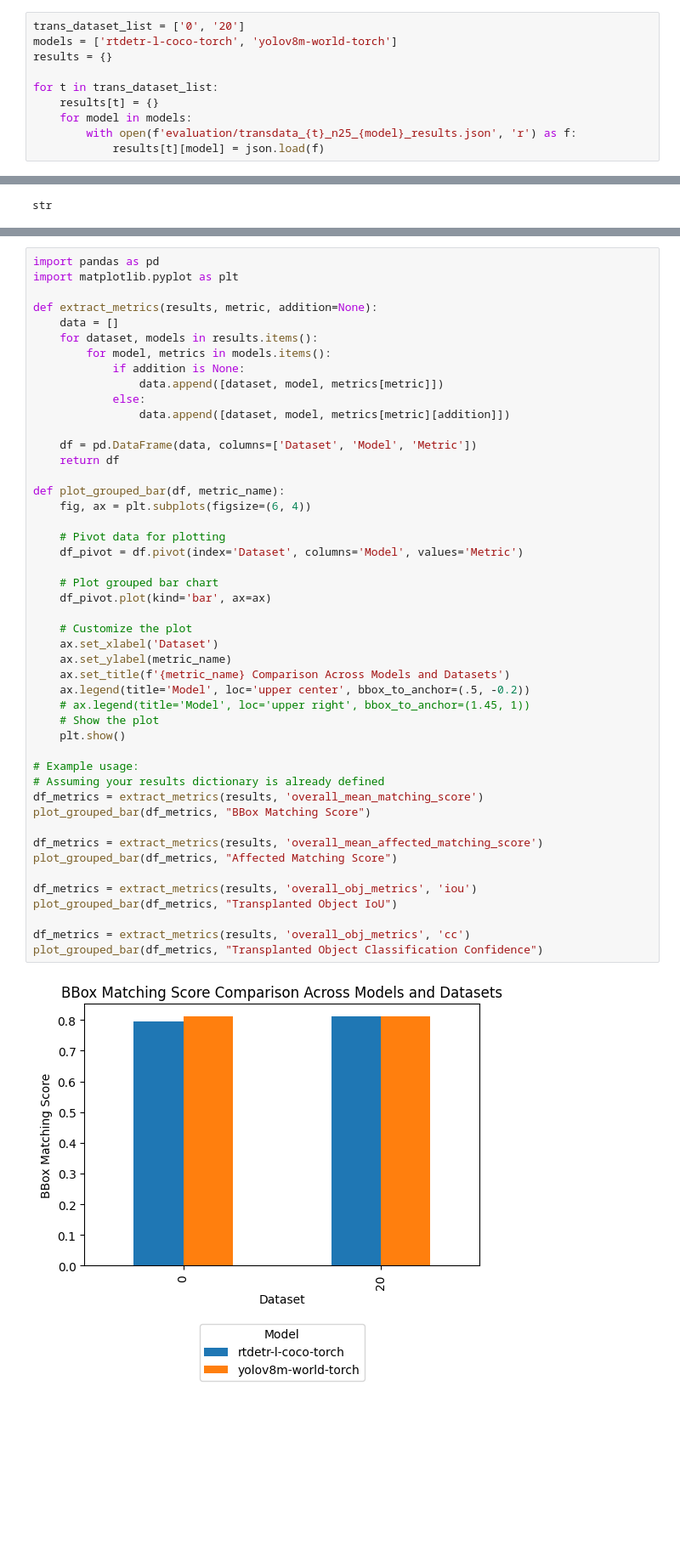
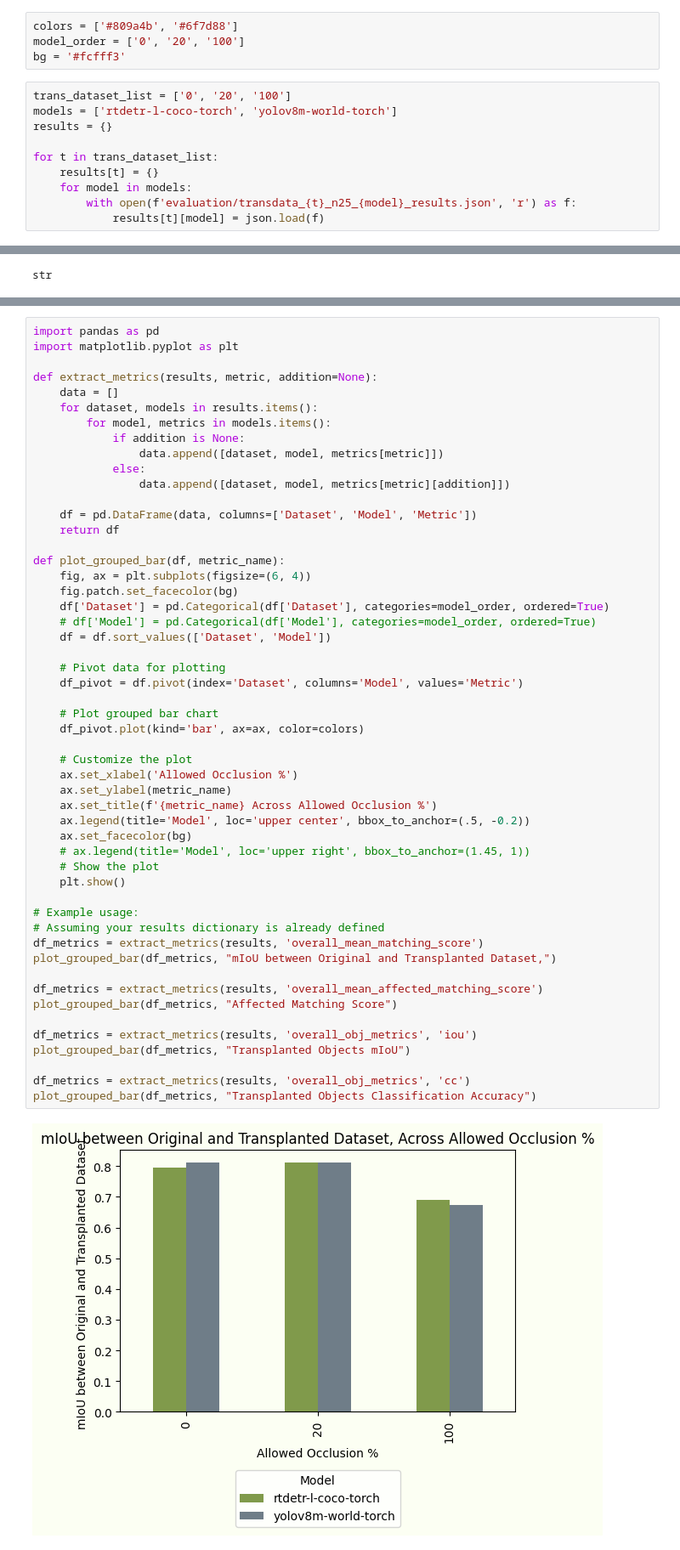
Before and after one commit to sofiesana/updog, a Jupyter notebook: analysis.ipynb, the cells around one changed output, grey strips where cells are left out. Shown at 85% size. Drawn from its saved outputs; the diff is of its cells as text; blank space fills up the shorter version.

```diff
--- a/analysis.ipynb
+++ b/analysis.ipynb
@@ -2,8 +2,12 @@
 import json
 import pandas as pd
 import matplotlib.pyplot as plt
+# %%
+colors = ['#809a4b', '#6f7d88']
+model_order = ['0', '20', '100']
+bg = '#fcfff3'
 # %%
-trans_dataset_list = ['0', '20']
+trans_dataset_list = ['0', '20', '100']
 models = ['rtdetr-l-coco-torch', 'yolov8m-world-torch']
 results = {}
 
@@ -240,37 +309,42 @@ def extract_metrics(results, metric, addition=None):
 
     df = pd.DataFrame(data, columns=['Dataset', 'Model', 'Metric'])
     return df
 
 def plot_grouped_bar(df, metric_name):
     fig, ax = plt.subplots(figsize=(6, 4))
+    fig.patch.set_facecolor(bg)
+    df['Dataset'] = pd.Categorical(df['Dataset'], categories=model_order, ordered=True)
+    # df['Model'] = pd.Categorical(df['Model'], categories=model_order, ordered=True)
+    df = df.sort_values(['Dataset', 'Model'])
 
     # Pivot data for plotting
     df_pivot = df.pivot(index='Dataset', columns='Model', values='Metric')
 
     # Plot grouped bar chart
-    df_pivot.plot(kind='bar', ax=ax)
+    df_pivot.plot(kind='bar', ax=ax, color=colors)
 
     # Customize the plot
-    ax.set_xlabel('Dataset')
+    ax.set_xlabel('Allowed Occlusion %')
     ax.set_ylabel(metric_name)
-    ax.set_title(f'{metric_name} Comparison Across Models and Datasets')
+    ax.set_title(f'{metric_name} Across Allowed Occlusion %')
     ax.legend(title='Model', loc='upper center', bbox_to_anchor=(.5, -0.2))
+    ax.set_facecolor(bg)
     # ax.legend(title='Model', loc='upper right', bbox_to_anchor=(1.45, 1))
     # Show the plot
     plt.show()
 
 # Example usage:
 # Assuming your results dictionary is already defined
 df_metrics = extract_metrics(results, 'overall_mean_matching_score')
-plot_grouped_bar(df_metrics, "BBox Matching Score")
+plot_grouped_bar(df_metrics, "mIoU between Original and Transplanted Dataset,")
 
 df_metrics = extract_metrics(results, 'overall_mean_affected_matching_score')
 plot_grouped_bar(df_metrics, "Affected Matching Score")
 
 df_metrics = extract_metrics(results, 'overall_obj_metrics', 'iou')
-plot_grouped_bar(df_metrics, "Transplanted Object IoU")
+plot_grouped_bar(df_metrics, "Transplanted Objects mIoU")
 
 df_metrics = extract_metrics(results, 'overall_obj_metrics', 'cc')
-plot_grouped_bar(df_metrics, "Transplanted Object Classification Confidence")
+plot_grouped_bar(df_metrics, "Transplanted Objects Classification Accuracy")
 # %% [output]
-[figure, old version]
+[figure, new version]
```
Also changed, not shown: parts of 12 cells of this notebook.
